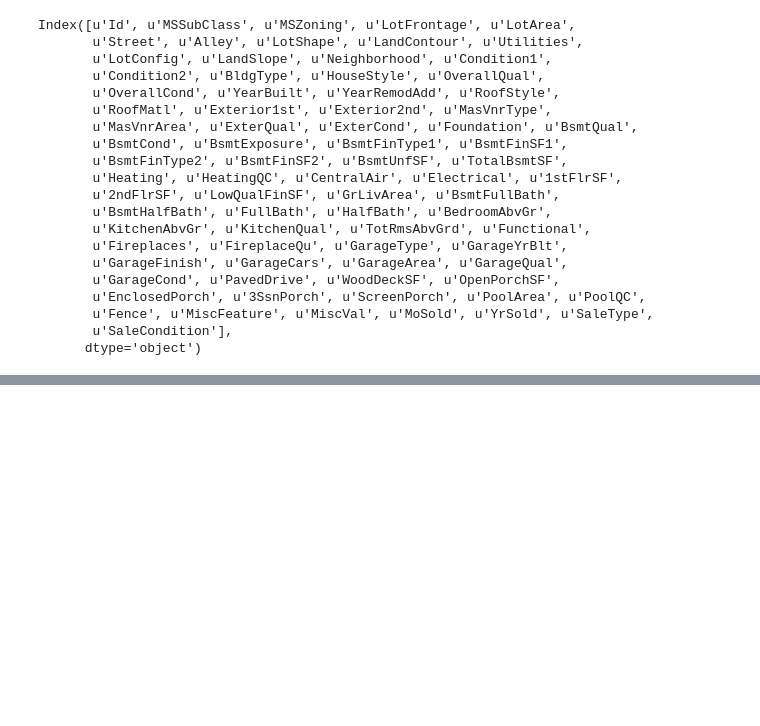
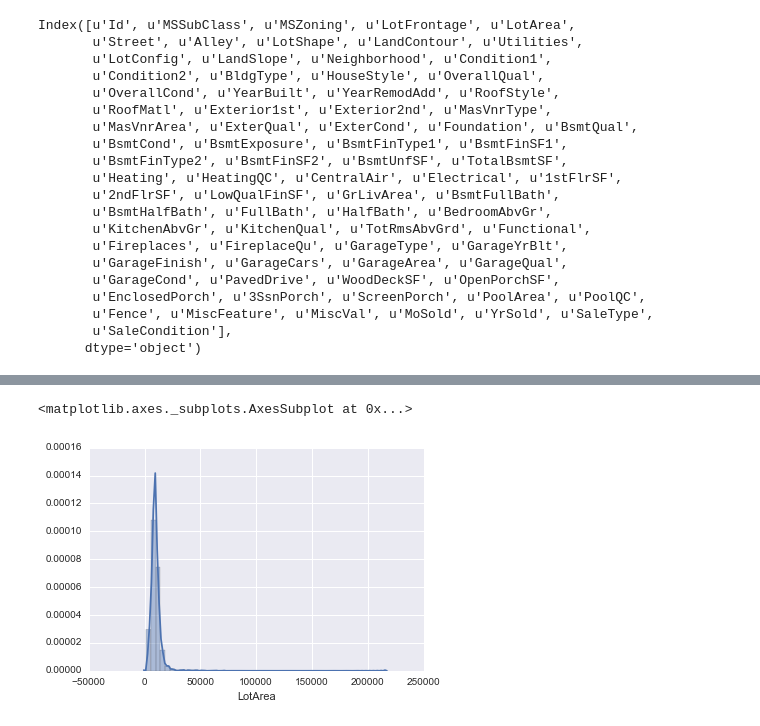
Before and after one commit to csk273/HousePrice, a Jupyter notebook: House price/Predicting Houseprices.ipynb, the cells around one changed output, grey strips where cells are left out. Saved outputs shown, nothing was run; the diff lists cells and outputs as text; code cells hidden in the pictures; blank space fills up the shorter version.

```diff
--- a/House price/Predicting Houseprices.ipynb
+++ b/House price/Predicting Houseprices.ipynb
@@ -231,0 +281,5 @@ Index([u'Id', u'MSSubClass', u'MSZoning', u'LotFrontage', u'LotArea',
+# %%
+sns.distplot(gm['LotArea'])
+# %% [output]
+<matplotlib.axes._subplots.AxesSubplot at 0x...>
+[figure, added]
```
Also changed, not shown: parts of 6 cells of this notebook.
